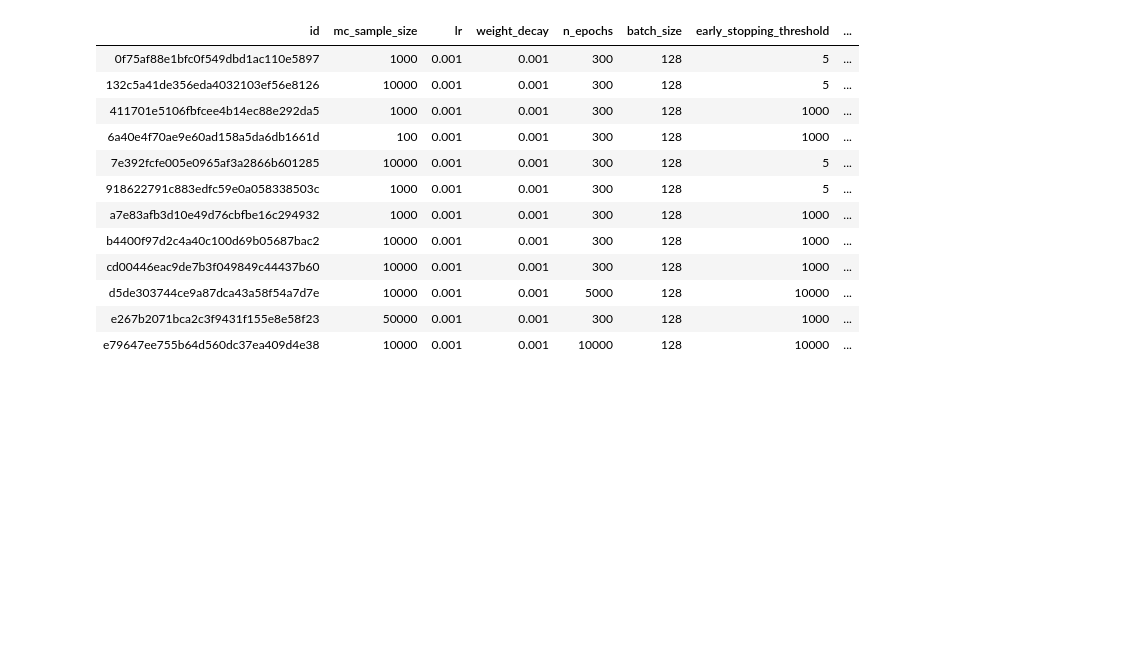
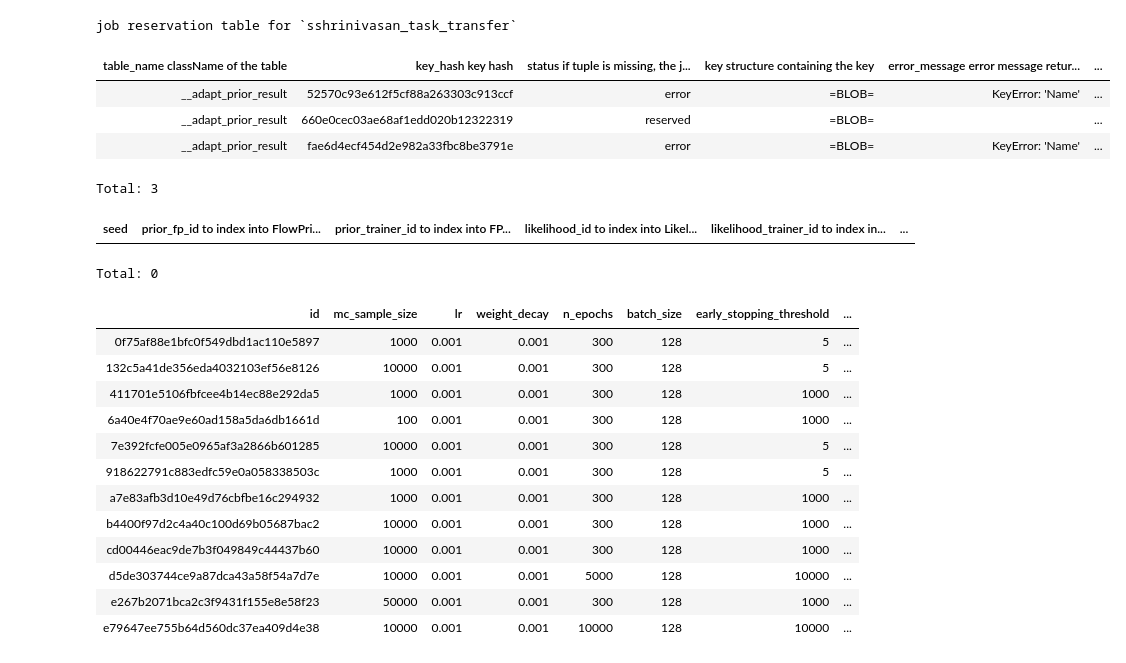
Before and after one commit to suhasshrinivasan/task-transfer, a Jupyter notebook: experiments/dj/dj_interactive.ipynb, the cells around one changed output. Drawn from its saved outputs; the diff is of its cells as text; code cells hidden in the pictures; blank space fills up the shorter version.

```diff
--- a/experiments/dj/dj_interactive.ipynb
+++ b/experiments/dj/dj_interactive.ipynb
@@ -38,3 +38,21 @@ from task_transfer.utils.utils import dict_product
+# %%
+schema.jobs
+# %% [output]
+job reservation table for `sshrinivasan_task_transfer`
+| table_name className of the table | key_hash key hash | status if tuple is missing, the j... | key structure containing the key | error_message error message retur... | ... |
+| __adapt_prior_result | 52570c93e612f5cf88a263303c913ccf | error | =BLOB= | KeyError: 'Name' | ... |
+| __adapt_prior_result | 660e0cec03ae68af1edd020b12322319 | reserved | =BLOB= |  | ... |
+| __adapt_prior_result | fae6d4ecf454d2e982a33fbc8be3791e | error | =BLOB= | KeyError: 'Name' | ... |
+Total: 3
+# %%
+restrictions = (
+    "trainer_id = 'd5de303744ce9a87dca43a58f54a7d7e'"
+)
+
+AdaptPriorResult & restrictions
+# %% [output]
+| seed | prior_fp_id to index into FlowPri... | prior_trainer_id to index into FP... | likelihood_id to index into Likel... | likelihood_trainer_id to index in... | ... |
+Total: 0
 # %%
 AdaptPriorTrainer()
 # %% [output]
```
Also changed, not shown: parts of 1 cell of this notebook, 24 other files.
